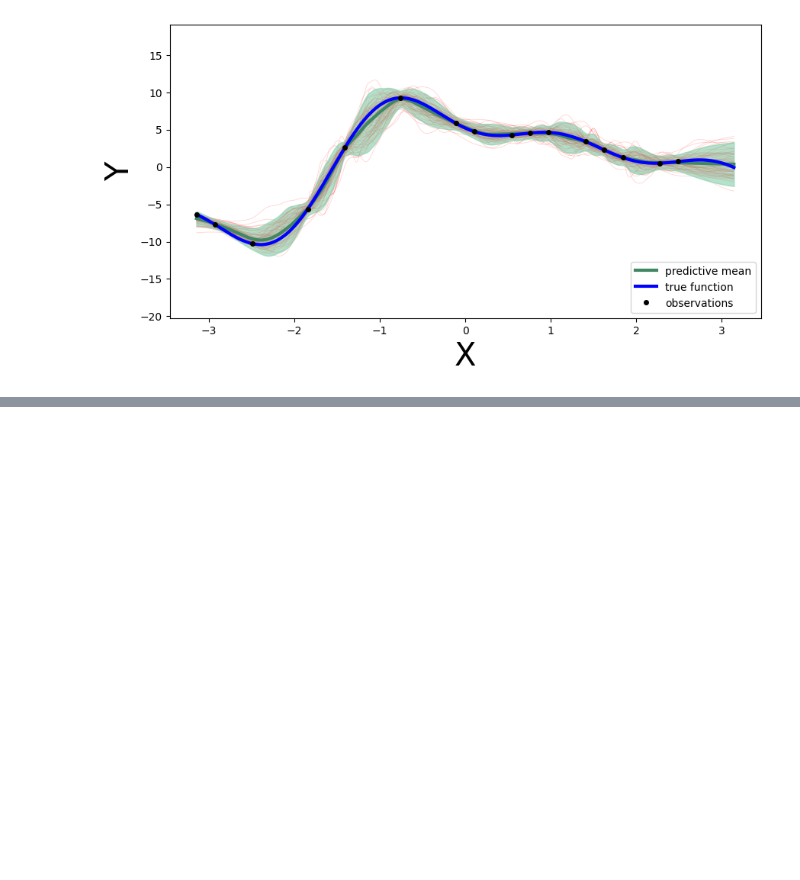
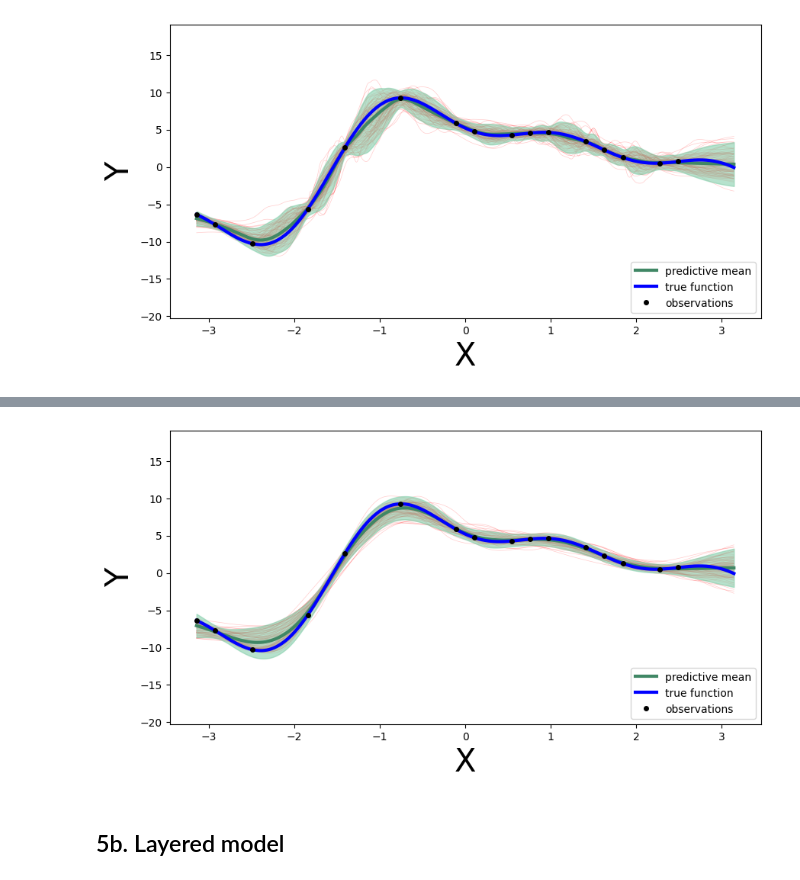
Before and after one commit to NatLabRockies/mmbo, a Jupyter notebook: notebooks/pyro-synthetic-multimodal.ipynb, the cells around one changed output, grey strips where cells are left out. Drawn from its saved outputs; the diff is of its cells as text; code cells hidden in the pictures; blank space fills up the shorter version.

Commit message:
Add tests adding a garbage data set

```diff
--- a/notebooks/pyro-synthetic-multimodal.ipynb
+++ b/notebooks/pyro-synthetic-multimodal.ipynb
@@ -238,0 +241,10 @@ plot_predictions(layered_3, mcmc_layered_3, X_plot_3, Y_plot_3[:,-1:], X_train_3
+# %%
+torch.manual_seed(2024)
+Y_garbage = 3 * torch.randn_like(X_train)
+Y_plot_garbage = 3 * torch.randn_like(X_plot)
+
+X_train_5 = X_train
+Y_train_5 = torch.cat([Y_garbage, Y_train], dim = -1)
+Y_train_full_5 = torch.cat([Y_garbage, Y_train_full], dim = -1)
+X_plot_5 = X_plot
+Y_plot_5 = torch.cat([Y_plot_garbage, Y_plot], dim = -1)
@@ -238,0 +253,12 @@ plot_predictions(layered_3, mcmc_layered_3, X_plot_3, Y_plot_3[:,-1:], X_train_3
+# %%
+multiple_5 = TIBNN.from_data(X_train_5, Y_train_5, width = width, depth = depth, residual_prior = residual_prior,
+                         output_bias = output_bias, bias_ordering = bias_ordering, bias_positive = bias_positive)
+
+nuts_multiple_5 = NUTS(multiple_5, jit_compile = True, full_mass = False, init_strategy = init_to_sample)
+
+# Sample
+mcmc_multiple_5 = MCMC(nuts_multiple_5, num_samples = num_samples, warmup_steps = warmup_steps, num_chains = num_chains, mp_context = "spawn")
+start_multiple_5 = timer()
+mcmc_multiple_5.run(X_train_5, Y_train_5)
+stop_multiple_5 = timer()
+print("Elapsed time: {:.1f}s".format(stop_multiple_5 - start_multiple_5))
@@ -238,0 +267,6 @@ plot_predictions(layered_3, mcmc_layered_3, X_plot_3, Y_plot_3[:,-1:], X_train_3
+# %%
+plot_predictions(multiple_5, mcmc_multiple_5, X_plot_5, Y_plot_5[:,-1:], X_train_5, Y_train_5[:,-1:])
+# %% [output]
+[figure, added]
+# %% [markdown]
+## 5b. Layered model
```
Also changed, not shown: parts of 10 cells of this notebook, 2 other files.
